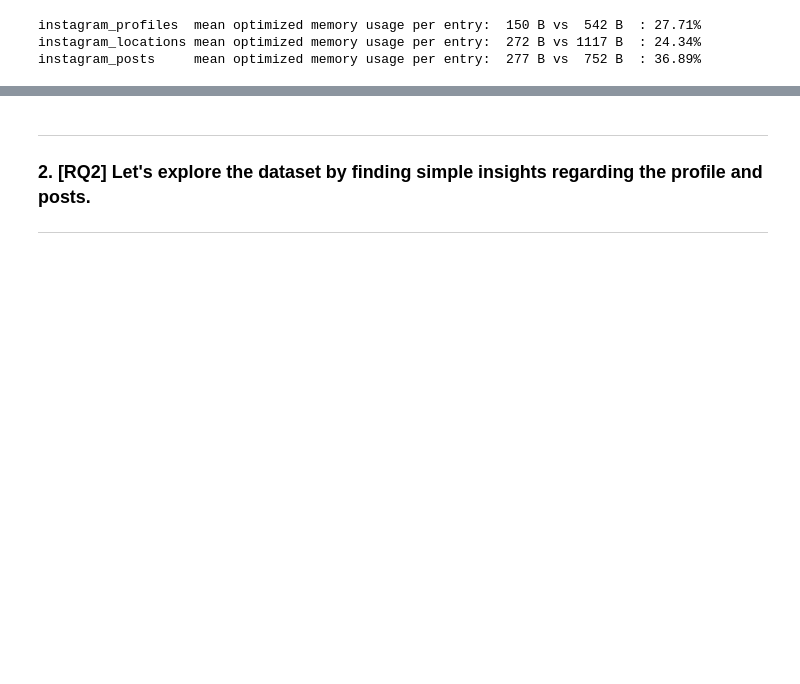
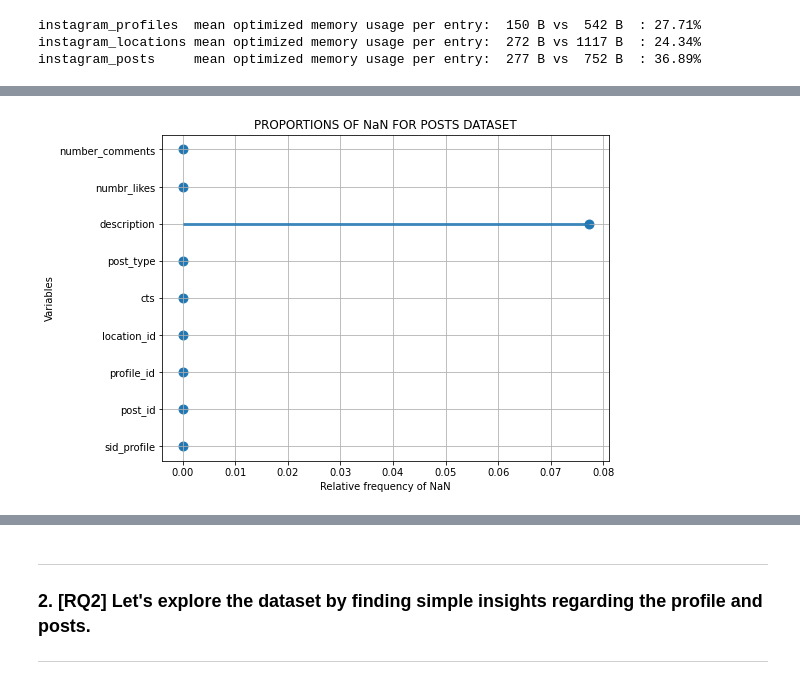
Before and after one commit to Prot10/ADM_HW_2, a Jupyter notebook: general.ipynb, the cells around one changed output, grey strips where cells are left out. Cells and saved outputs as stored; diff of their text form; code cells hidden in the pictures; blank space fills up the shorter version.

```diff
--- a/general.ipynb
+++ b/general.ipynb
@@ -305,0 +409,13 @@ Andrea
+# %%
+values_posts = np.array(posts.df.isna().sum())/len(posts.df)
+my_range_posts =range(0,len(values_posts))
+names_posts = posts.df.columns.values.tolist()
+plt.grid()
+plt.hlines(y=names_posts, xmin=0, xmax=values_posts, linewidth=3, alpha=0.8)
+plt.scatter(values_posts, my_range_posts, s=80, alpha=1)
+plt.title("PROPORTIONS OF NaN FOR POSTS DATASET")
+plt.xlabel("Relative frequency of NaN")
+plt.ylabel("Variables")
+plt.show()
+# %% [output]
+[figure, added]
```
Also changed, not shown: parts of 129 cells of this notebook.
